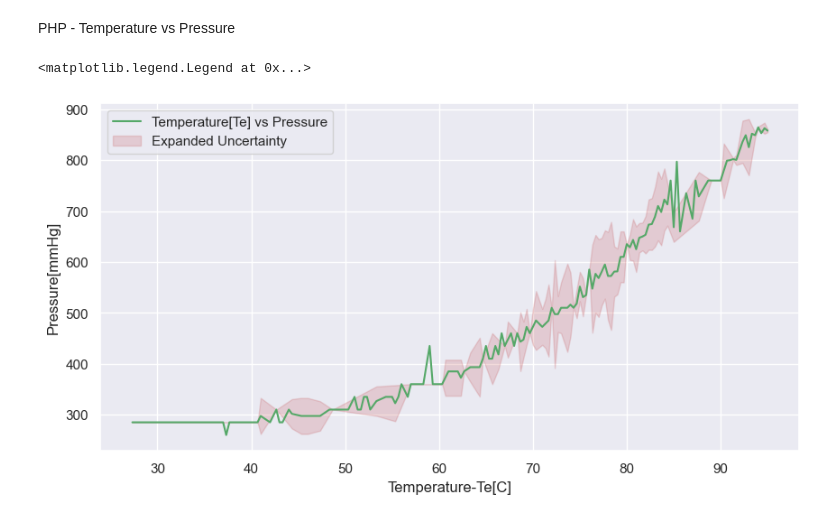
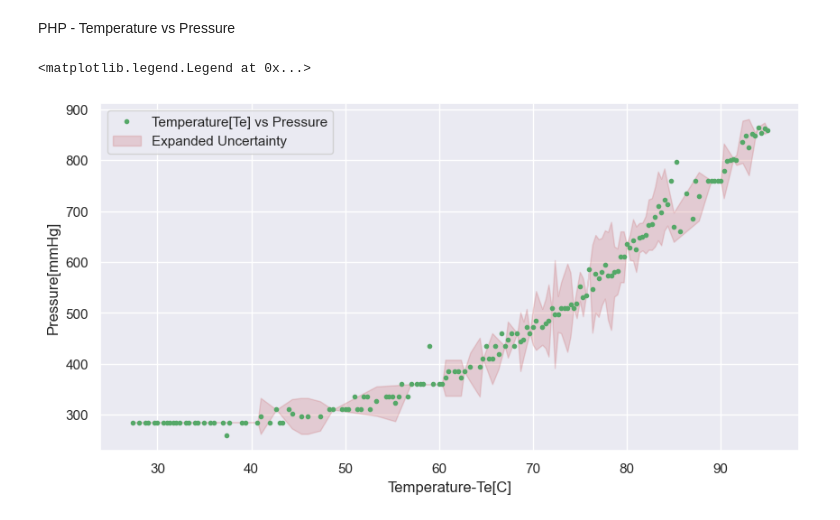
Before and after one commit to nirmalparmarphd/PulseHeatPipe, a Jupyter notebook: DA_php_al203_60fr.ipynb, the cells around one changed output. Saved outputs shown, nothing was run; the diff lists cells and outputs as text; code cells hidden in the pictures.

```diff
--- a/DA_php_al203_60fr.ipynb
+++ b/DA_php_al203_60fr.ipynb
@@ -186,11 +186,11 @@ tplt.legend()
 PHP - Temperature vs Pressure
 # %%
 plt.figure(figsize=(10,5));
-plt.plot(df_mean['Te - AVG 1,2,3 (oC)'], df_mean['Pressure (mm of Hg).1'], 'g', label='Temperature[Te] vs Pressure')
+plt.plot(df_mean['Te - AVG 1,2,3 (oC)'], df_mean['Pressure (mm of Hg).1'],'.g', label='Temperature[Te] vs Pressure')
 plt.fill_between(df_mean_idx['Te - AVG 1,2,3 (oC)'],df_mean_idx['Pressure (mm of Hg).1'] - 2* df_std['Pressure (mm of Hg).1'], df_mean_idx['Pressure (mm of Hg).1'] + 2* df_std['Pressure (mm of Hg).1'], color='r', alpha=0.2, label='Expanded Uncertainty')
 plt.xlabel('Temperature-Te[C]')
 plt.ylabel('Pressure[mmHg]')
 plt.legend()
 # %% [output]
 <matplotlib.legend.Legend at 0x...>
-[figure, old version]
+[figure, new version]
```
Also changed, not shown: parts of 3 cells of this notebook.
